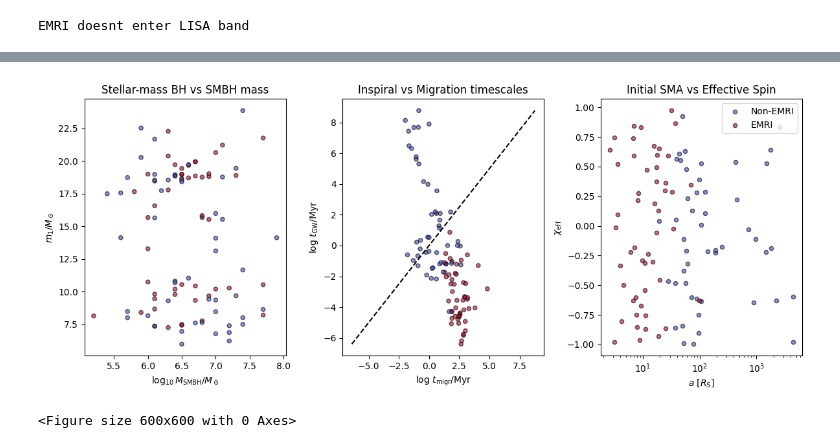
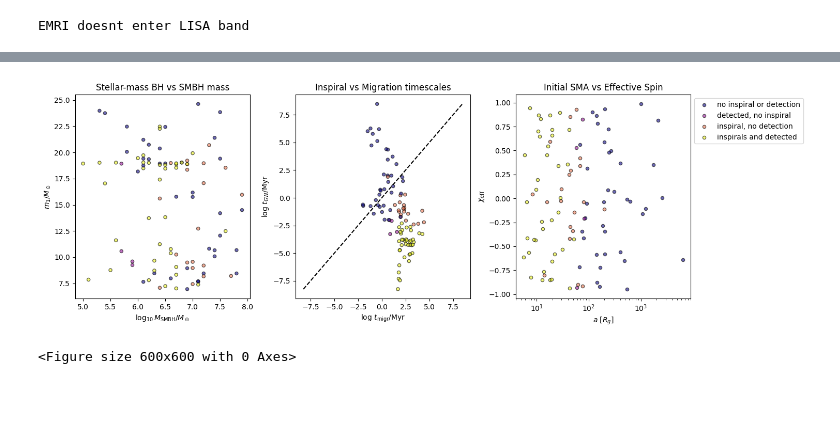
Before and after one commit to jt-stevenson/EMRIs_test, a Jupyter notebook: EMRIs_plots.ipynb, the cells around one changed output, grey strips where cells are left out. Cells and saved outputs as stored; diff of their text form; code cells hidden in the pictures; blank space fills up the shorter version.

Commit message:
added extra flags to check for all 4 outcomes (based on combinations of flags) and separate plotting

```diff
--- a/EMRIs_plots.ipynb
+++ b/EMRIs_plots.ipynb
@@ -73,0 +145,6 @@ EMRI 96 enters LISA band at 5.64 R_G
+# %%
+for i in range(0, len(weird_events)):
+    k=weird_events[i]
+    print(f'\nEvent {k} ')
+    for key in data.keys():
+        print(f'{key}: {data[key][k]}')
@@ -89,3 +184,10 @@ elif lisa_flag==0:
     print(f'EMRI doesnt enter LISA band')
 # %% [output]
 EMRI doesnt enter LISA band
+# %%
+groups=data.groupby("final_flag", as_index=True)
+labels= "no inspiral or detection", "detected, no inspiral", "inspiral, no detection", "inspirals and detected"
+
+for k in range(0, groups.ngroups):
+    group=groups.get_group(k)["r0/Rg"]
+    print(labels[k], group)
@@ -92,42 +212,51 @@ EMRI doesnt enter LISA band
 # %%
-fig, axs = plt.subplots(1, 3, figsize=(12, 5), dpi=100)
+colour='plasma'
+
+fig, axs = plt.subplots(1, 3, figsize=(15, 5), dpi=100)
+
+groups=data.groupby("final_flag", as_index=True)
+labels= "no inspiral or detection", "detected, no inspiral", "inspiral, no detection", "inspirals and detected"
 
 i=0
-sc1 = axs[i].scatter(data["logMBH/Msun"], data["m1/Msun"], c=data["is_emri"], cmap='coolwarm', alpha=0.6, edgecolor='k', s=20)
+sc1 = axs[i].scatter(data["logMBH/Msun"], data["m1/Msun"], c=data['final_flag'], cmap=colour, alpha=0.6, edgecolor='k', s=20)
 axs[i].set_xlabel(r'$\log_{10} M_{\rm SMBH} / M_\odot$')
 axs[i].set_ylabel(r'$m_1 / M_\odot$')
 axs[i].set_title('Stellar-mass BH vs SMBH mass')
 
 i=1
 t_migr = np.log10(data["t_migr/Myr"])
 t_gw = np.log10(data["t_gw/Myr"])
-sc2 = axs[i].scatter(t_migr, t_gw, c=data["is_emri"], cmap='coolwarm', alpha=0.6, edgecolor='k', s=20)
+sc2 = axs[i].scatter(t_migr, t_gw, c=data["final_flag"], cmap=colour, alpha=0.6, edgecolor='k', s=20)
 axs[i].plot([min(t_gw.min(), t_migr.min()), max(t_gw.max(), t_migr.max())],
             [min(t_gw.min(), t_migr.min()), max(t_gw.max(), t_migr.max())],
             'k--', label=r'$t_{\rm GW} = t_{\rm migr}$')
 
 axs[i].set_xlabel(r'log $t_{\rm migr}$/Myr')
 axs[i].set_ylabel(r'log $t_{\rm GW}$/Myr')
 axs[i].set_title('Inspiral vs Migration timescales')
 
 i=2
-cmap = plt.colormaps['coolwarm']
-colors_map = {0: cmap(0.), 1: cmap(1.)}
-for label, group in data.groupby("is_emri"):
-    axs[i].scatter(group["r0/Rs"], group["chi_eff"], color=colors_map[label],
-                   label="EMRI" if label else "Non-EMRI",
+cmap = plt.colormaps[colour]
+colors_map = {0: cmap(0.), 1: cmap(1.0/3), 2: cmap(2.0/3), 3: cmap(1.)}
+for k in range(0, groups.ngroups):
+    # axs[i].scatter(group["r0/Rg"], group["chi_eff"], color=colors_map[label],
+    #             label="detected by LISA" if label else "not detected by LISA" else "inspirals" else "does not inspiral",
+    #             s=20, alpha=0.6, edgecolor="k")
+    axs[i].scatter(groups.get_group(k)["r0/Rg"], groups.get_group(k)["chi_eff"], color=colors_map[k],
+                   label=labels[k],
                    s=20, alpha=0.6, edgecolor="k")
-axs[i].set_xlabel(r'$a$ [$R_S$]')
+axs[i].set_xlabel(r'$a$ [$R_g$]')
 axs[i].set_xscale('log')
 axs[i].set_ylabel(r'$\chi_{\rm eff}$')
 axs[i].set_title('Initial SMA vs Effective Spin')
-axs[i].legend()
+# axs[i].legend()
+axs[i].legend(bbox_to_anchor=(1,1))
 
 plt.tight_layout()
-plt.savefig('EMRIs/summary.pdf')
+plt.savefig('flagged_EMRIs/summary.pdf')
 plt.show()
 # %% [output]
-[figure, old version]
+[figure, new version]
 # %%
 # Function to make 1 scatter + marginal histograms
 def plot_with_marginals(fig, data, x, y, is_emri, xlabel, ylabel, title, logx=False, logy=False):
```
Also changed, not shown: parts of 6 cells of this notebook, 2 other files.
